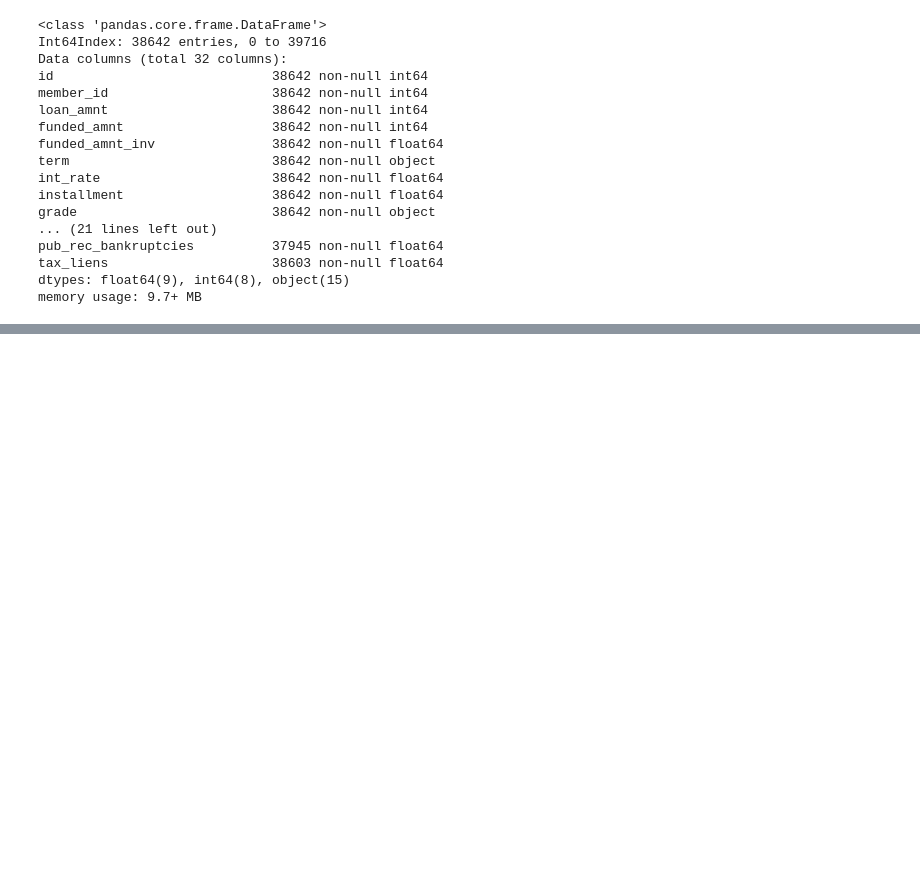
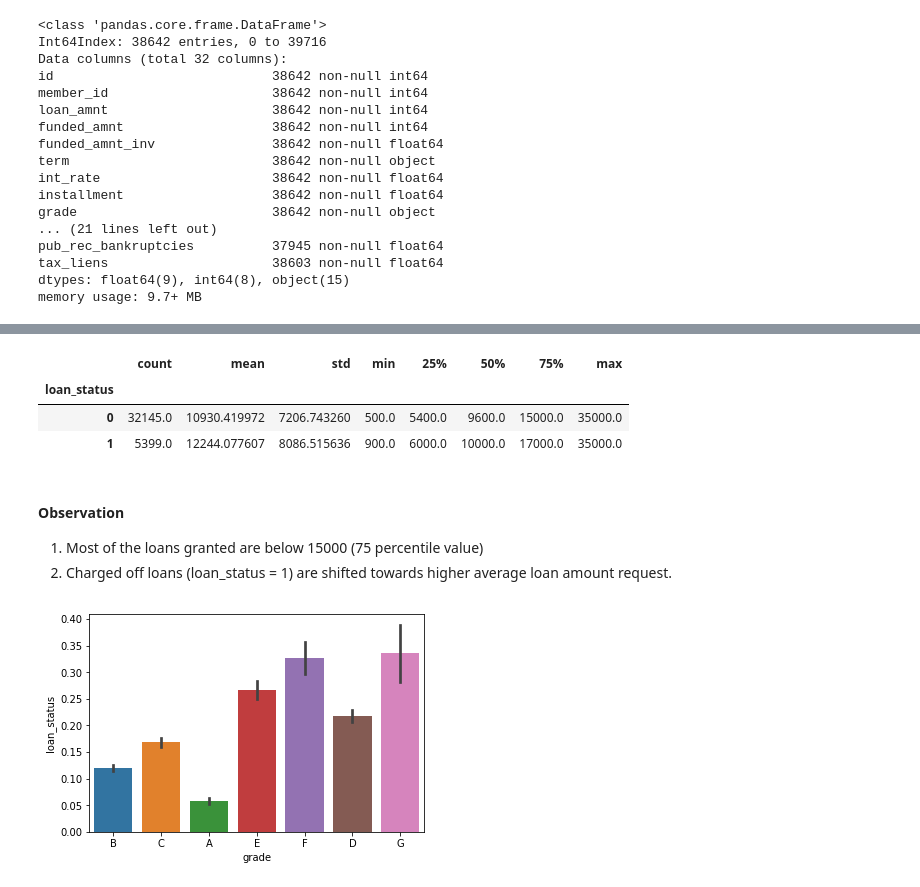
Before and after one commit to amnpandey/pgdml, a Jupyter notebook: LendingClub_assignment.ipynb, the cells around one changed output, grey strips where cells are left out. Cells and saved outputs as stored; diff of their text form; code cells hidden in the pictures; blank space fills up the shorter version.

```diff
--- a/LendingClub_assignment.ipynb
+++ b/LendingClub_assignment.ipynb
@@ -420,0 +479,20 @@ memory usage: 9.7+ MB
+# %%
+df.groupby('loan_status')['loan_amnt'].describe()
+# %% [output]
+|  | count | mean | std | min | 25% | 50% | 75% | max |
+| loan_status |  |  |  |  |  |  |  |  |
+| 0 | 32145.0 | 10930.419972 | 7206.743260 | 500.0 | 5400.0 | 9600.0 | 15000.0 | 35000.0 |
+| 1 | 5399.0 | 12244.077607 | 8086.515636 | 900.0 | 6000.0 | 10000.0 | 17000.0 | 35000.0 |
+# %% [markdown]
+#### Observation
+1. Most of the loans granted are below 15000 (75 percentile value)
+2. Charged off loans (loan_status = 1) are shifted towards higher average loan amount request.
+# %%
+#Let us define a common plot function which will take different categorical values to plot it against loan status
+def plot_cat(cat_var):
+    sns.barplot(x=cat_var, y='loan_status', data=df)
+    plt.show()
+# %%
+plot_cat('grade')
+# %% [output]
+[figure, added]
```
Also changed, not shown: parts of 42 cells of this notebook.
